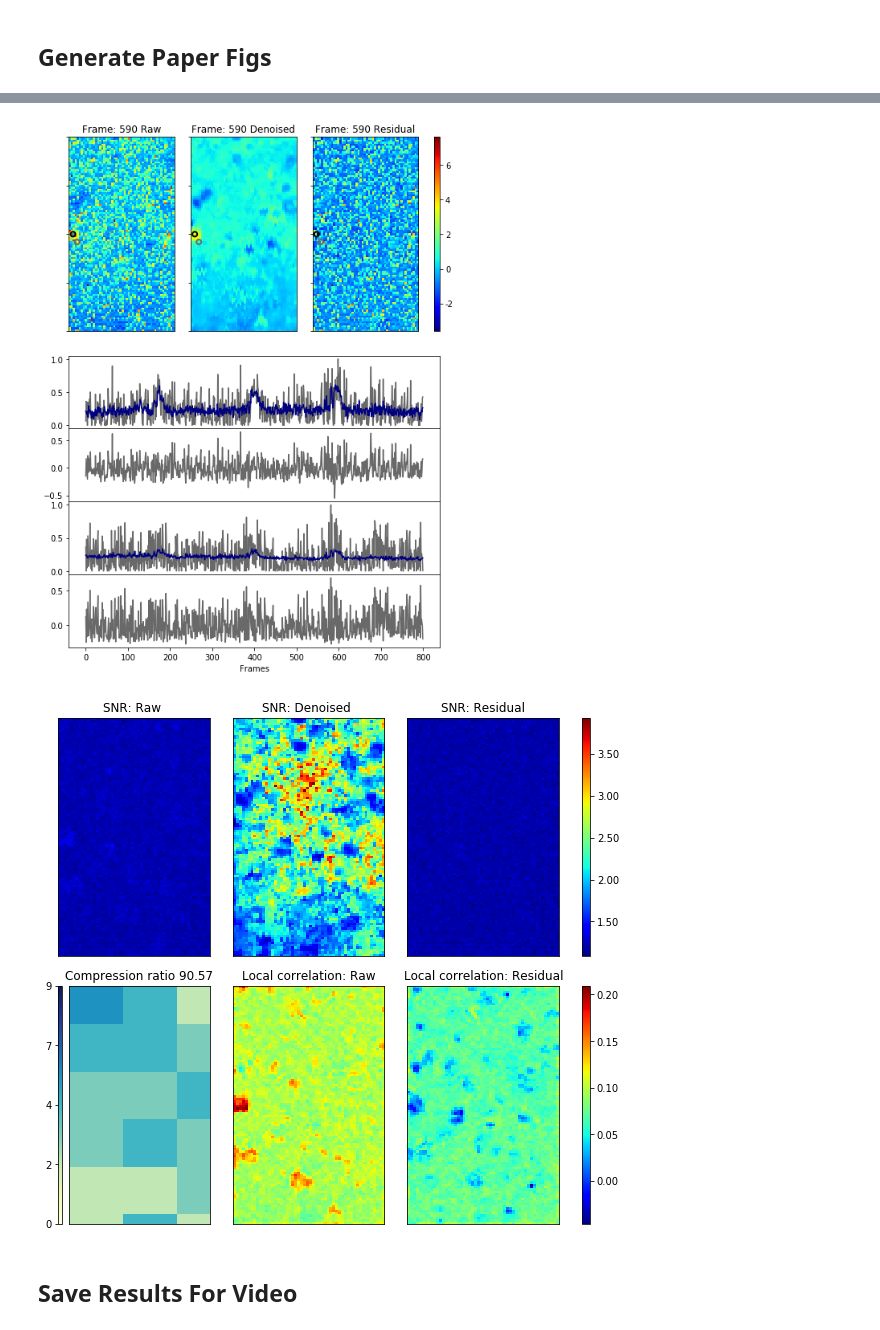
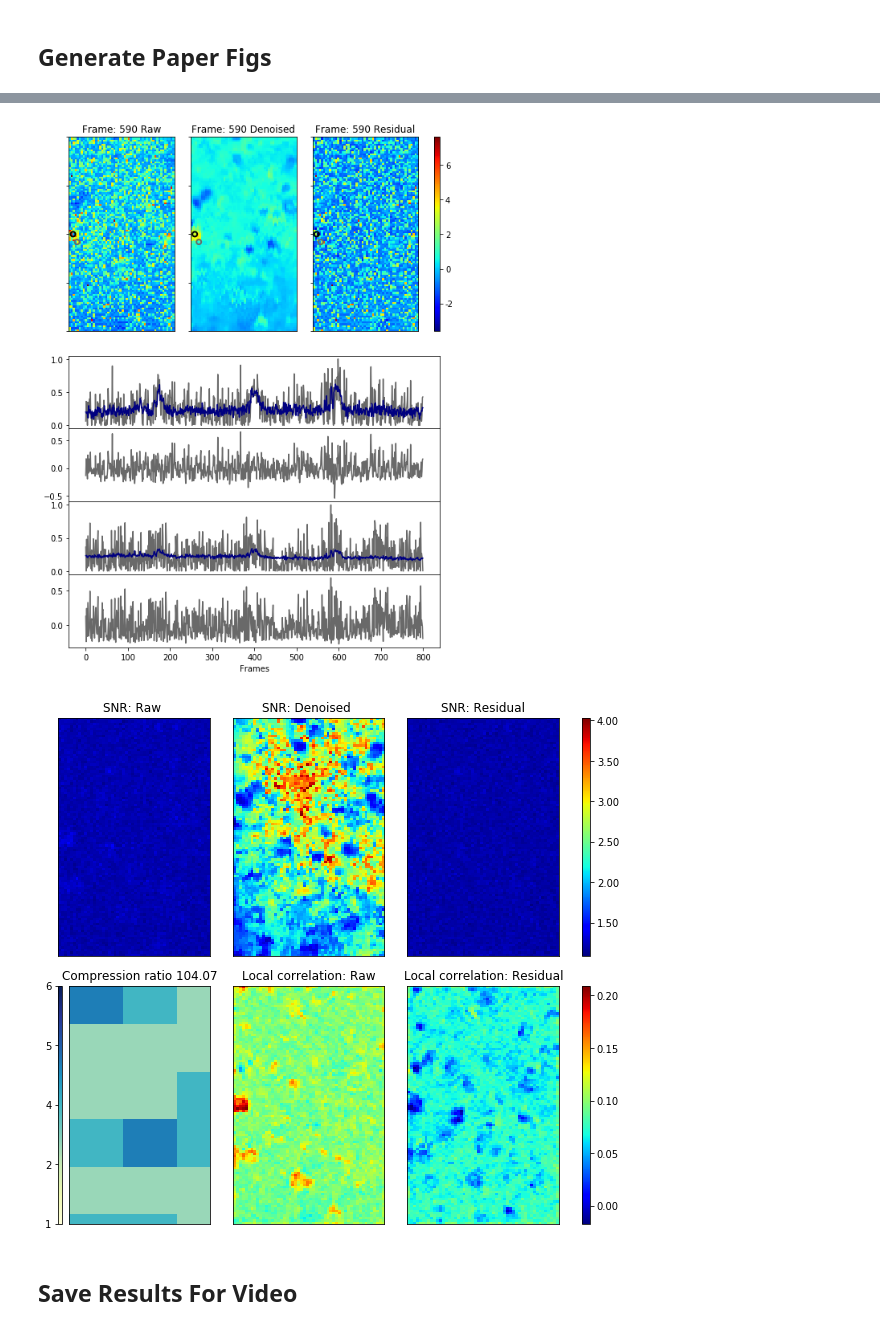
Before and after one commit to ekellbuch/cocaim, a Jupyter notebook: PMD_Eval_Script/Run_PMD.ipynb, the cells around one changed output, grey strips where cells are left out. Drawn from its saved outputs; the diff is of its cells as text; code cells hidden in the pictures.

```diff
--- a/PMD_Eval_Script/Run_PMD.ipynb
+++ b/PMD_Eval_Script/Run_PMD.ipynb
@@ -156,8 +156,8 @@ L3      15  MB          (0,1,2,3,4,5,6,7,8,9,10,11)
 # Set Parameters
 # %%
 max_components = 50
-max_iters_main = 40
-max_iters_init = 10
+max_iters_main = 10
+max_iters_init = 40
 consec_failures = 3
 d_sub=2
 t_sub=2
@@ -268,7 +268,7 @@ mpdf_plot.pdf_write(mov,
                     nblocks=[int(fov_height/block_height),
                              int(fov_width/block_width)],
                     zoom_box=50,
-                    pdf_name='3P_PMD.pdf')
+                    pdf_name='3P_PMD_16_16.pdf')
 plt.show()
 # %% [output]
 Frame:  range [-2.0e+00 7.6e+00]
@@ -282,5 +282,5 @@ Local correlation:  range [-4.6e-02 1.2e-01]
 [figure]
-[figure, old version]
+[figure, new version]
 # %% [markdown]
 ## Save Results For Video
 # %%
```
Also changed, not shown: parts of 36 cells of this notebook, 1 other file.
